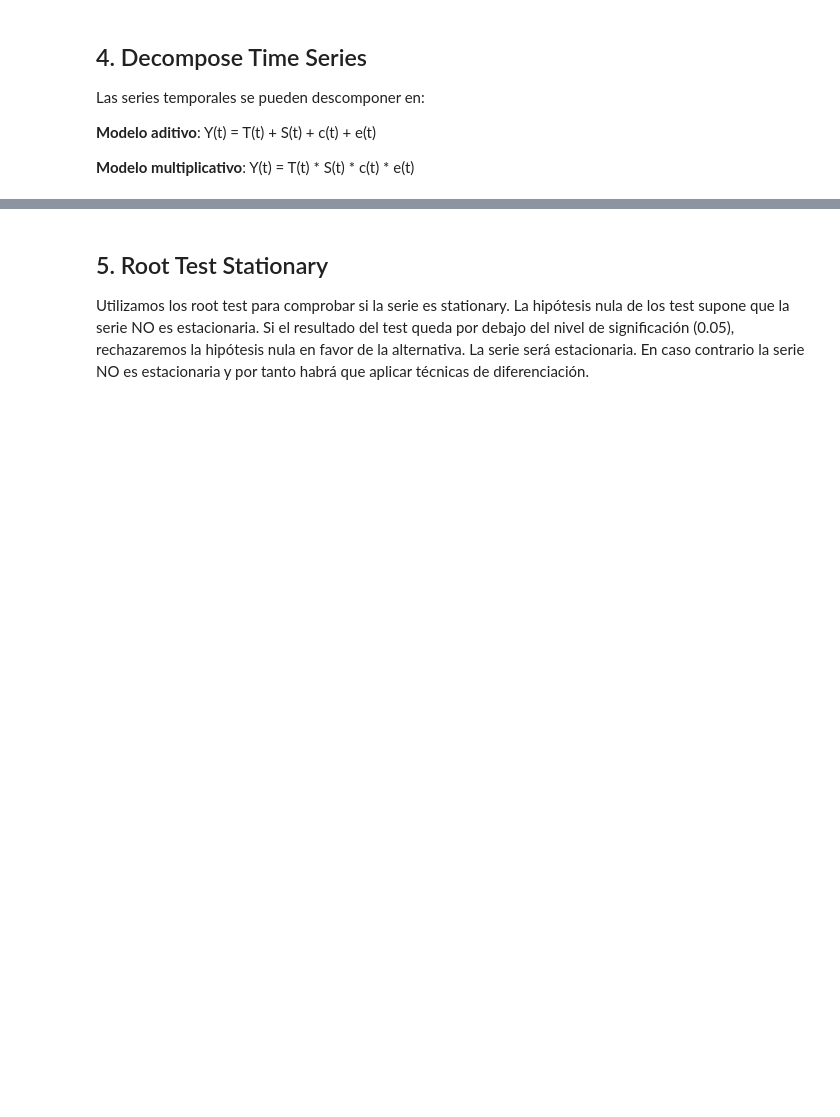
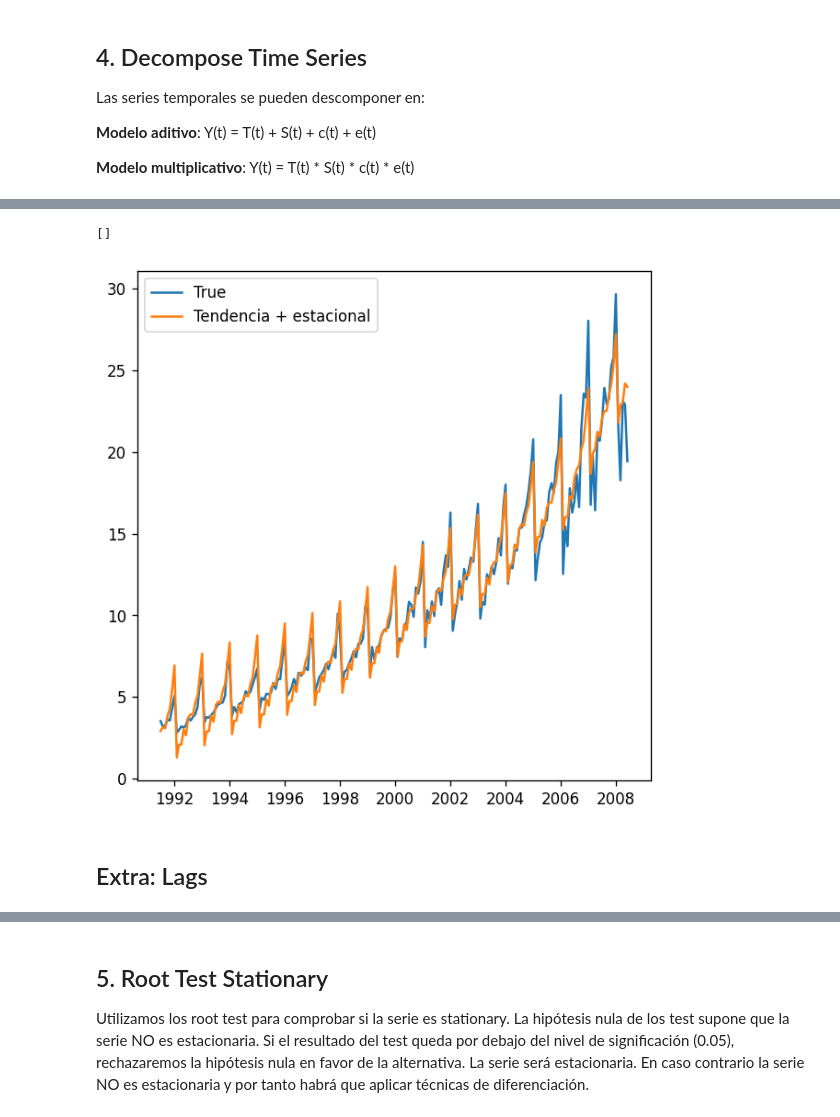
Before and after one commit to isotomor/DSPT_TBS_SVL_0922, a Jupyter notebook: 3-Machine_Learning/2-Time_Series/1 - Time Series Analysis.ipynb, the cells around one changed output, grey strips where cells are left out. Saved outputs shown, nothing was run; the diff lists cells and outputs as text; code cells hidden in the pictures; blank space fills up the shorter version.

```diff
--- a/3-Machine_Learning/2-Time_Series/1 - Time Series Analysis.ipynb
+++ b/3-Machine_Learning/2-Time_Series/1 - Time Series Analysis.ipynb
@@ -162,0 +253,10 @@ df_reconstructed.tail()
+# %%
+plt.plot(df_reconstructed.actual_values,label="True")
+plt.plot(df_reconstructed.seasonal + df_reconstructed.trend,label="Tendencia + estacional")
+plt.legend()
+plt.plot()
+# %% [output]
+[]
+[figure, added]
+# %% [markdown]
+## Extra: Lags
```
Also changed, not shown: parts of 43 cells of this notebook.
